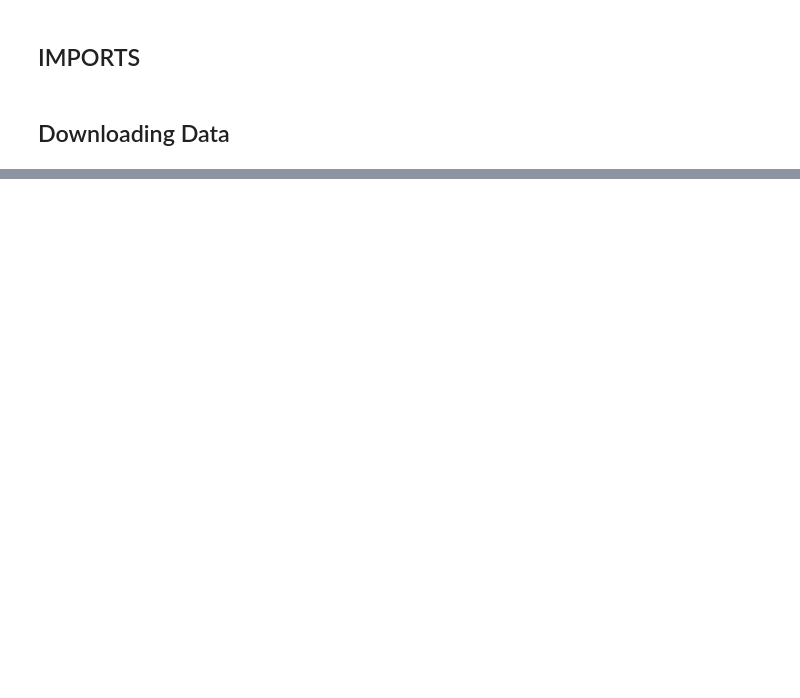
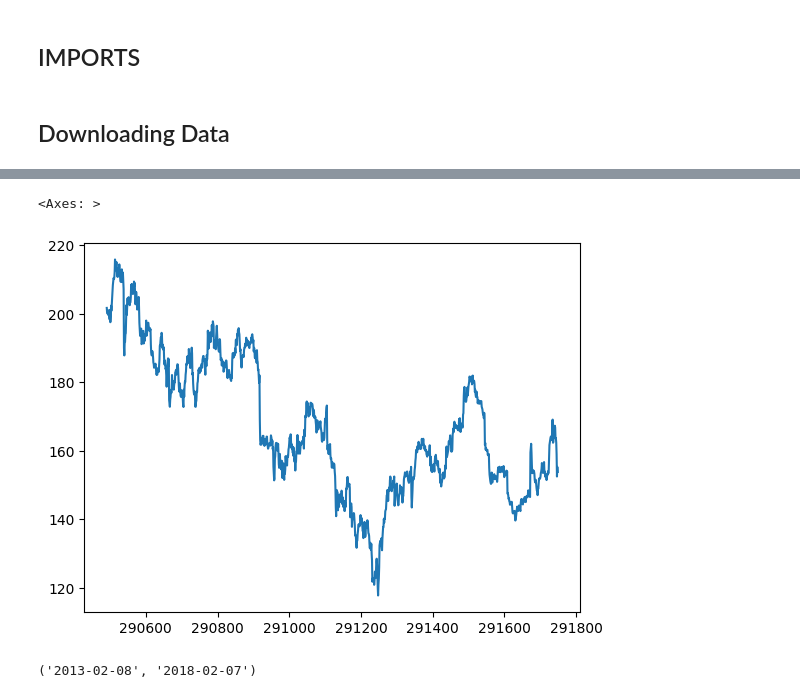
Before and after one commit to RANJEETH-RIKKALA/FINANCIAL_ENGINEERING_WITH_AI, a Jupyter notebook: Understanding_Financial_Data.ipynb, the cells around one changed output, grey strips where cells are left out. Cells and saved outputs as stored; diff of their text form; code cells hidden in the pictures; blank space fills up the shorter version.

```diff
--- a/Understanding_Financial_Data.ipynb
+++ b/Understanding_Financial_Data.ipynb
@@ -24,0 +16,2 @@ all_stocks_5yr.csv  100%[===================>]  28.21M  46.1MB/s    in 0.6s
+# %%
+df = pd.read_csv('all_stocks_5yr.csv')
@@ -24,0 +84,3 @@ all_stocks_5yr.csv  100%[===================>]  28.21M  46.1MB/s    in 0.6s
+# %%
+ibm = df[df['Name']=='IBM']
+ibm['close']
@@ -24,0 +102,9 @@ all_stocks_5yr.csv  100%[===================>]  28.21M  46.1MB/s    in 0.6s
+# %%
+ibm['close'].plot()
+# %% [output]
+<Axes: >
+[figure, added]
+# %%
+df['date'].min() , df['date'].max()
+# %% [output]
+('2013-02-08', '2018-02-07')
```
Also changed, not shown: parts of 41 cells of this notebook.
